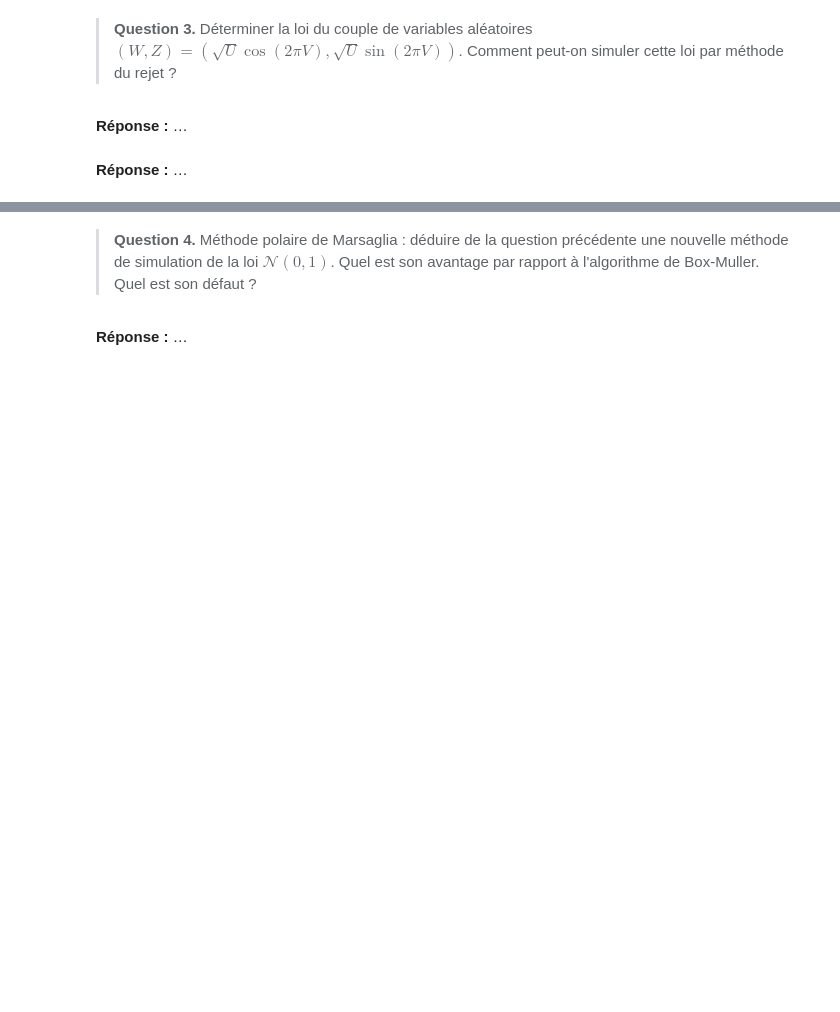
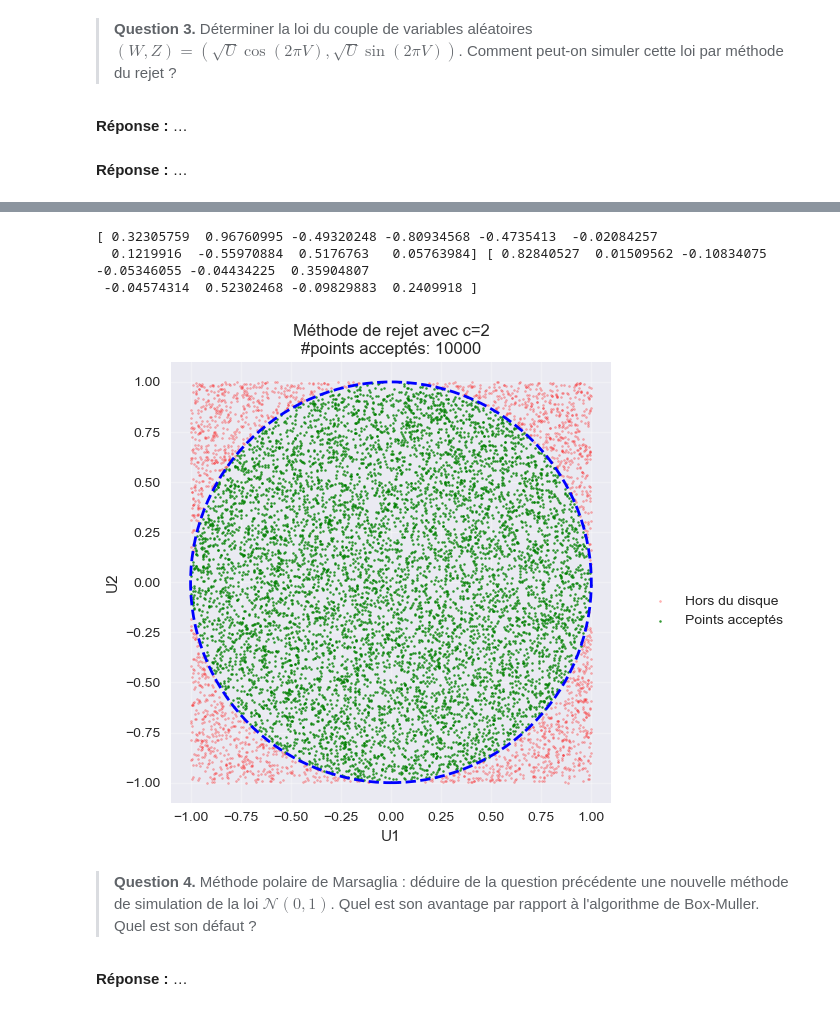
Before and after one commit to PolTibau/Statistique-Computationnelle, a Jupyter notebook: TP/TP1_student.ipynb, the cells around one changed output, grey strips where cells are left out. Drawn from its saved outputs; the diff is of its cells as text; code cells hidden in the pictures; blank space fills up the shorter version.

```diff
--- a/TP/TP1_student.ipynb
+++ b/TP/TP1_student.ipynb
@@ -164,3 +252,43 @@ Comment peut-on simuler cette loi par méthode du rejet ?
+# %%
+#en effet si on prend c=4/np.pi, on a que l'ensemble de points jeunes disparait. On aura que r = 1, et V <= 1 ps
+
+n = 10000
+U1 = stats.uniform.rvs(-1,2, size=n)
+U2 = stats.uniform.rvs(-1,2, size=n)
+#U uniforme sur [-1,1]^2
+
+V = stats.uniform.rvs(0,1,size=n)
+
+A = (U1**2 + U2**2 <= 1)
+
+fig, ax1 = plt.subplots()
+
+C = (U1**2 + U2**2 > 1)
+ax1.scatter(U1[C], U2[C],
+           c='red', alpha=0.3, s=2, label='Hors du disque')
+
+ax1.scatter(U1[A], U2[A],
+           c='green', alpha=0.8, s=2, label='Points acceptés')
+
+# Círculo unidad
+circle = plt.Circle((0, 0), 1, color='blue', fill=False, linewidth=2, linestyle='--')
+ax1.add_patch(circle)
+ax1.set_aspect('equal')
+ax1.set_xlim(-1.1, 1.1)
+ax1.set_ylim(-1.1, 1.1)
+ax1.grid(True, alpha=0.3)
+ax1.set_title(f'Méthode de rejet avec c=2\n#points acceptés: {n}')
+ax1.set_xlabel('U1')
+ax1.set_ylabel('U2')
+ax1.legend(bbox_to_anchor=(1.05, 0.5))
+
+plt.tight_layout()
+plt.show()
+# %% [output]
+[ 0.32305759  0.96760995 -0.49320248 -0.80934568 -0.4735413  -0.02084257
+  0.1219916  -0.55970884  0.5176763   0.05763984] [ 0.82840527  0.01509562 -0.10834075 -0.05346055 -0.04434225  0.35904807
+ -0.04574314  0.52302468 -0.09829883  0.2409918 ]
+[figure, added]
 # %% [markdown]
 >**Question 4.**
 Méthode polaire de Marsaglia : déduire de la question précédente une nouvelle méthode de simulation de la loi $\mathcal N(0, 1)$.
```
Also changed, not shown: parts of 11 cells of this notebook.
